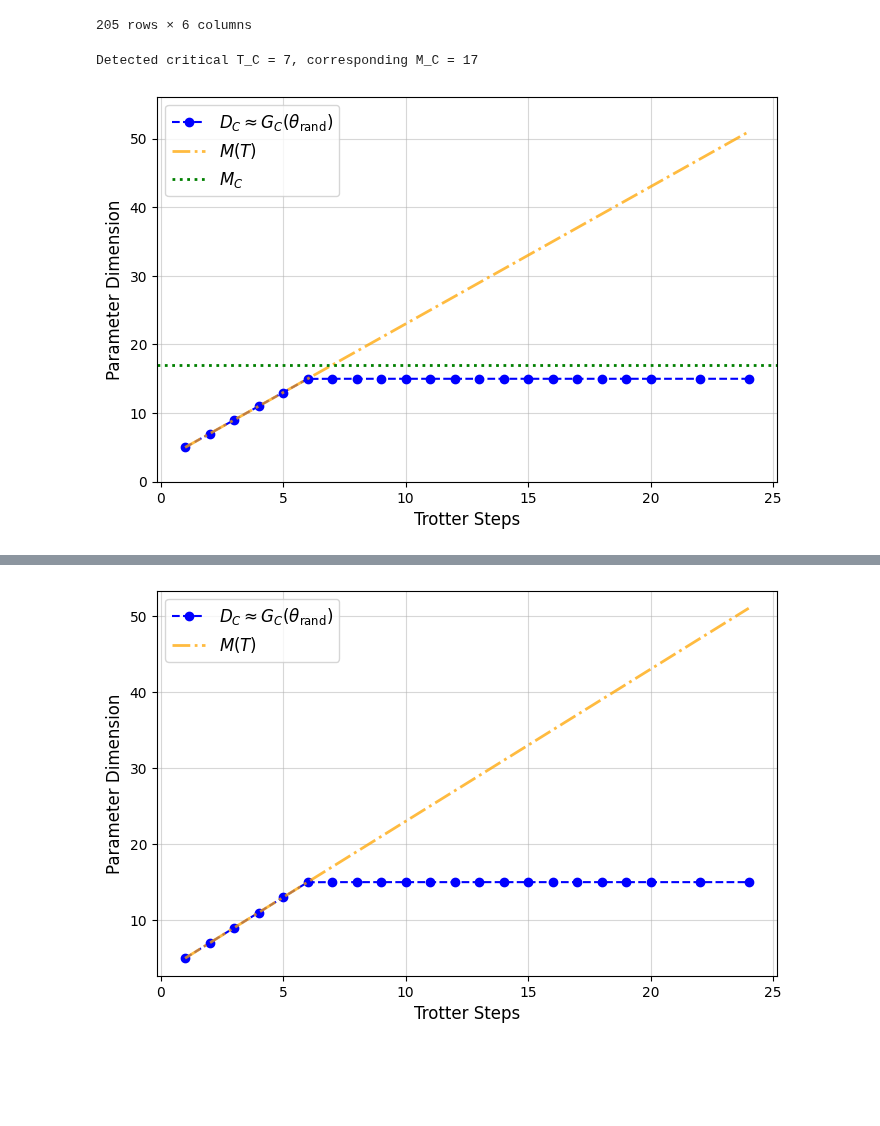
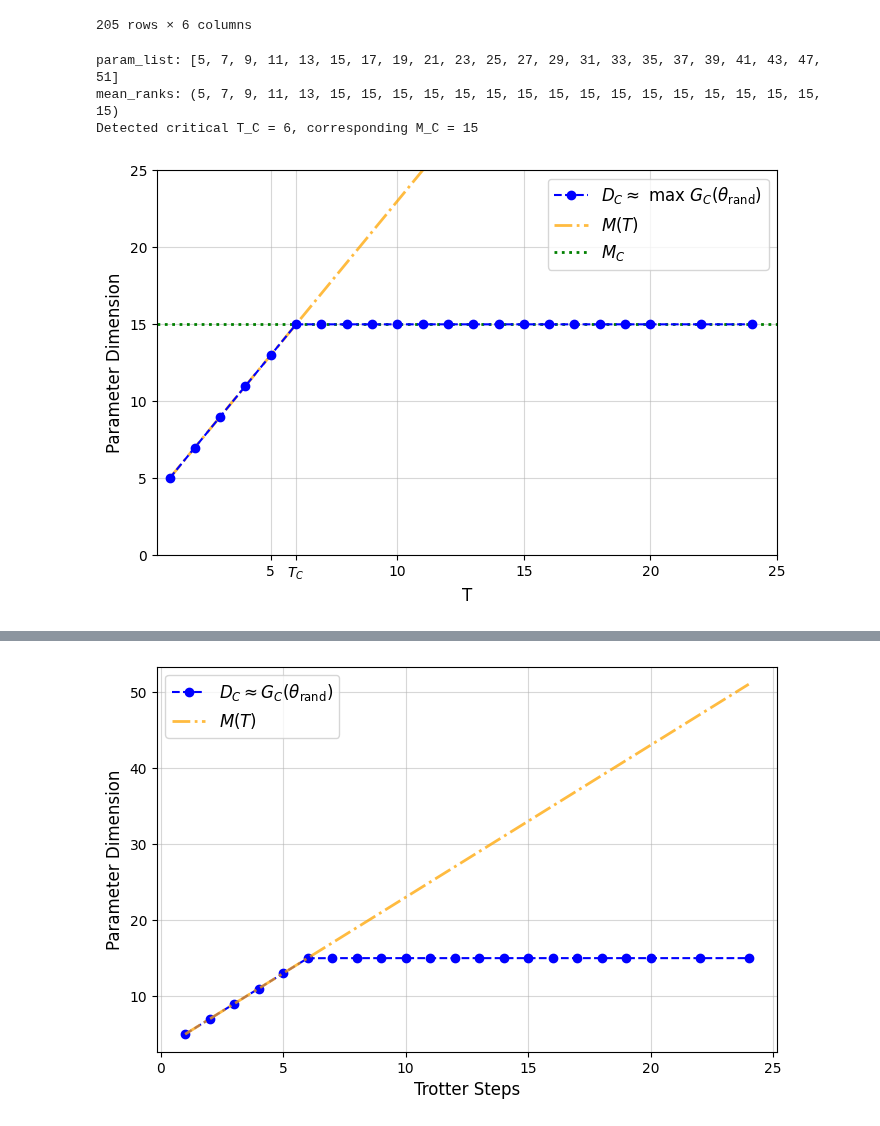
Before and after one commit to sophieblock/qrc, a Jupyter notebook: post_process_QFIM_digital.ipynb, the cells around one changed output, grey strips where cells are left out. Cells and saved outputs as stored; diff of their text form; code cells hidden in the pictures; blank space fills up the shorter version.

```diff
--- a/post_process_QFIM_digital.ipynb
+++ b/post_process_QFIM_digital.ipynb
@@ -1113,22 +1113,22 @@ def get_num_params(N_r, N_c, T):
 subset = df_all[(df_all['N_ctrl'] == chosen_n_ctrl) &
                 (df_all['N_reserv'] == chosen_n_reserv)]
 
-# We'll collect T and D_C
 trotter_steps = []
-mean_ranks = []
+max_ranks = []
 
-# Group by Trotter_Step, compute the mean rank
 for T_step, grp in subset.groupby('Trotter_Step'):
     all_ranks = []
     for _, row in grp.iterrows():
-        all_ranks.extend(row['ranks'])  # row['ranks'] is a list
+        # each row['ranks'] is a list of rank values
+        all_ranks.extend(row['ranks'])
 
-    mean_rank = np.mean(all_ranks) if len(all_ranks) > 0 else 0
+    # Use np.max instead of np.mean
+    max_rank = np.max(all_ranks) if len(all_ranks) > 0 else 0
     trotter_steps.append(T_step)
-    mean_ranks.append(mean_rank)
+    max_ranks.append(max_rank)
 
-# Sort them for a clean plot
-trotter_steps, mean_ranks = zip(*sorted(zip(trotter_steps, mean_ranks)))
+# Sort by Trotter step for a clean line plot
+trotter_steps, max_ranks = zip(*sorted(zip(trotter_steps, max_ranks)))
 
 # Also build arrays for M(T)
 param_list = [get_num_params(chosen_n_reserv, chosen_n_ctrl, t) for t in trotter_steps]
@@ -1136,41 +1136,67 @@ param_list = [get_num_params(chosen_n_reserv, chosen_n_ctrl, t) for t in trotter
 ###############################################################################
 # Detect the "critical" T_C
 ###############################################################################
 # For example, define T_C as the Trotter step where mean_rank is largest:
-idx_C = int(np.argmax(mean_ranks))
+idx_C = int(np.argmax(max_ranks))
 T_C = trotter_steps[idx_C]      # Trotter step at maximum rank
 M_C = param_list[idx_C]         # number of parameters at that T step
-Dmax = mean_ranks[idx_C]
+print(f"param_list: {param_list}")
+print(f"mean_ranks: {max_ranks}")
+Dmax = max_ranks[idx_C]
 print(f"Detected critical T_C = {T_C}, corresponding M_C = {M_C}")
 
 ###############################################################################
 # Make the plot
 ###############################################################################
 fig, ax = plt.subplots(figsize=(8, 5))
 
 # 1) Plot D_C vs T
 ax.plot(
-    trotter_steps, mean_ranks, marker='o', linestyle='--',
-    color='b', label=r'$D_C \approx G_C(\theta_{\text{rand}})$'
+    trotter_steps, max_ranks, marker='o', linestyle='--',
+    color='b', label=r'$D_C \approx$ max $G_C(\theta_{\text{rand}})$',zorder=10,
 )
 
 # 2) Plot M(T)
 ax.plot(
     trotter_steps, param_list, color="orange", linestyle='-.',
     alpha=0.75, linewidth=2, label='$M(T)$'
 )
 
 # 3) Plot a horizontal line at M_C
 ax.axhline(y=M_C, color='green', linestyle=':', linewidth=2, label='$M_C$')
-# 3) Plot a horizontal line at M_C
-ax.axhline(y=Dmax, color='green', linestyle=':', linewidth=2, label='$M_C$')
 
-ax.set_xlabel('Trotter Steps', fontsize=12)
+# 3) No vertical line. Instead, add an x‐tick labeled "T_C"
+current_xticks = list(ax.get_xticks())  # existing ticks chosen by matplotlib
+# Ensure T_C is added (if not already in the list)
+if T_C not in current_xticks:
+    current_xticks.append(T_C)
+
+# Sort them for a nice ascending sequence
+current_xticks = sorted(current_xticks)
+
+# Convert ticks to strings, but replace T_C with "T_C"
+xtick_labels = []
+for tick in current_xticks:
+    if tick == T_C:
+        xtick_labels.append(r"$T_C$")  # label this tick specifically
+    else:
+        # If T is integer, show it as int; otherwise as float
+        xtick_labels.append(str(int(tick)) if tick.is_integer() else f"{tick:.1f}")
+
+ax.set_xticks(current_xticks)
+ax.set_xticklabels(xtick_labels)
+ax.set_xlabel('T', fontsize=12)
 ax.set_ylabel('Parameter Dimension', fontsize=12)
-ax.set_ylim(0, max(max(mean_ranks), max(param_list)) * 1.1)  # pad top
-ax.legend(fontsize=12)
+ax.set_ylim(0, max(max(max_ranks), max(param_list)) * 1.1)  # pad top
+ax.legend(fontsize=12,loc = 'upper right')
 ax.grid(True, alpha=0.5)
+ax.set_ylim(0,25)
+ax.set_xlim(left=0.5, right=max(trotter_steps)+1)
+# ax.set_ylim(bottom=0, top=max(max(max_ranks), max(param_list)) * 1.1)
+
 plt.show()
 # %% [output]
-Detected critical T_C = 7, corresponding M_C = 17
+param_list: [5, 7, 9, 11, 13, 15, 17, 19, 21, 23, 25, 27, 29, 31, 33, 35, 37, 39, 41, 43, 47, 51]
+mean_ranks: (5, 7, 9, 11, 13, 15, 15, 15, 15, 15, 15, 15, 15, 15, 15, 15, 15, 15, 15, 15, 15, 15)
+Detected critical T_C = 6, corresponding M_C = 15
-[figure, old version]
+[figure, new version]
```
Also changed, not shown: parts of 1 cell of this notebook.
